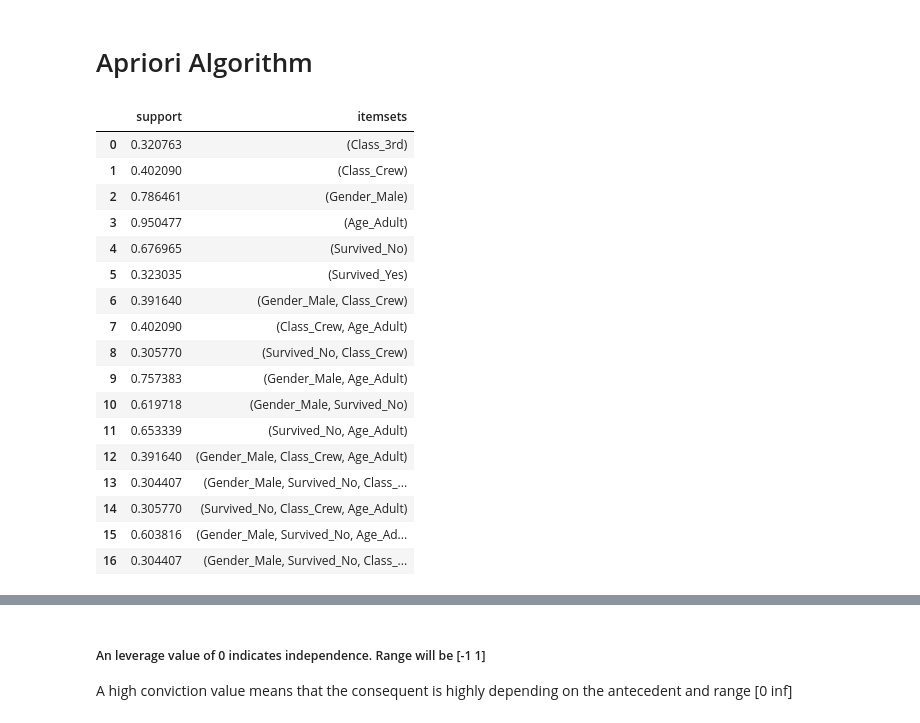
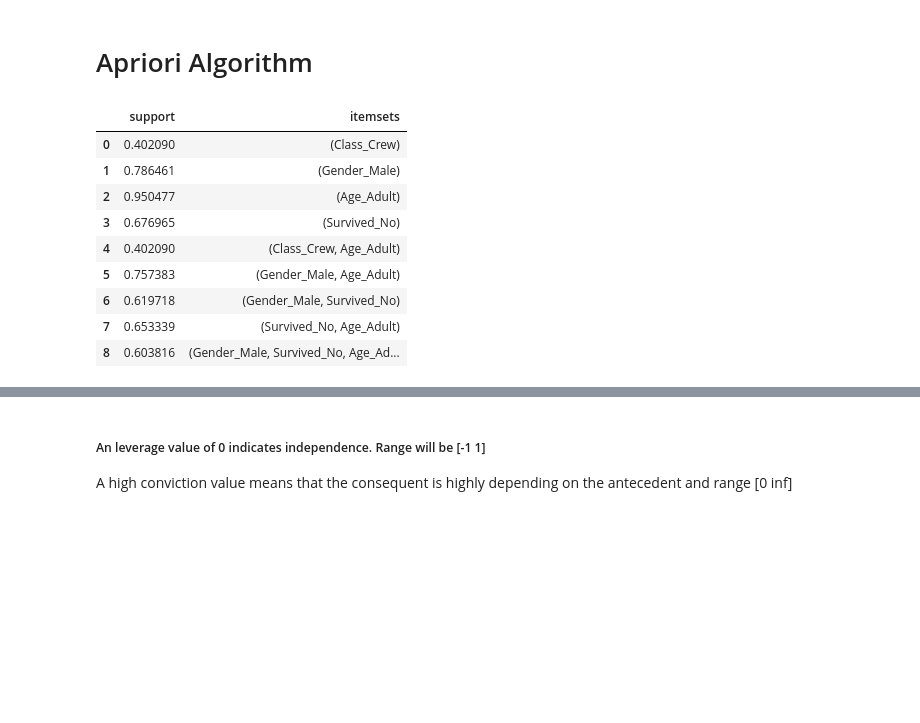
Before and after one commit to DebanjaliBasu/Excelr-1, a Jupyter notebook: Code/Association Rules.ipynb, the cells around one changed output, grey strips where cells are left out. Drawn from its saved outputs; the diff is of its cells as text; code cells hidden in the pictures; blank space fills up the shorter version.

```diff
--- a/Code/Association Rules.ipynb
+++ b/Code/Association Rules.ipynb
@@ -48,27 +48,19 @@ df.head()
 # %% [markdown]
 # Apriori Algorithm
 # %%
-frequent_itemsets = apriori(df, min_support=0.3, use_colnames=True)
+frequent_itemsets = apriori(df, min_support=0.4, use_colnames=True)
 frequent_itemsets
 # %% [output]
 |  | support | itemsets |
-| 0 | 0.320763 | (Class_3rd) |
-| 1 | 0.402090 | (Class_Crew) |
-| 2 | 0.786461 | (Gender_Male) |
-| 3 | 0.950477 | (Age_Adult) |
-| 4 | 0.676965 | (Survived_No) |
-| 5 | 0.323035 | (Survived_Yes) |
-| 6 | 0.391640 | (Gender_Male, Class_Crew) |
-| 7 | 0.402090 | (Class_Crew, Age_Adult) |
-| 8 | 0.305770 | (Survived_No, Class_Crew) |
-| 9 | 0.757383 | (Gender_Male, Age_Adult) |
-| 10 | 0.619718 | (Gender_Male, Survived_No) |
-| 11 | 0.653339 | (Survived_No, Age_Adult) |
-| 12 | 0.391640 | (Gender_Male, Class_Crew, Age_Adult) |
-| 13 | 0.304407 | (Gender_Male, Survived_No, Class_... |
-| 14 | 0.305770 | (Survived_No, Class_Crew, Age_Adult) |
-| 15 | 0.603816 | (Gender_Male, Survived_No, Age_Ad... |
-| 16 | 0.304407 | (Gender_Male, Survived_No, Class_... |
+| 0 | 0.402090 | (Class_Crew) |
+| 1 | 0.786461 | (Gender_Male) |
+| 2 | 0.950477 | (Age_Adult) |
+| 3 | 0.676965 | (Survived_No) |
+| 4 | 0.402090 | (Class_Crew, Age_Adult) |
+| 5 | 0.757383 | (Gender_Male, Age_Adult) |
+| 6 | 0.619718 | (Gender_Male, Survived_No) |
+| 7 | 0.653339 | (Survived_No, Age_Adult) |
+| 8 | 0.603816 | (Gender_Male, Survived_No, Age_Ad... |
 # %%
 rules = association_rules(frequent_itemsets, metric="lift", min_threshold=0.7)
 rules
```
Also changed, not shown: parts of 7 cells of this notebook, 8 other files.
